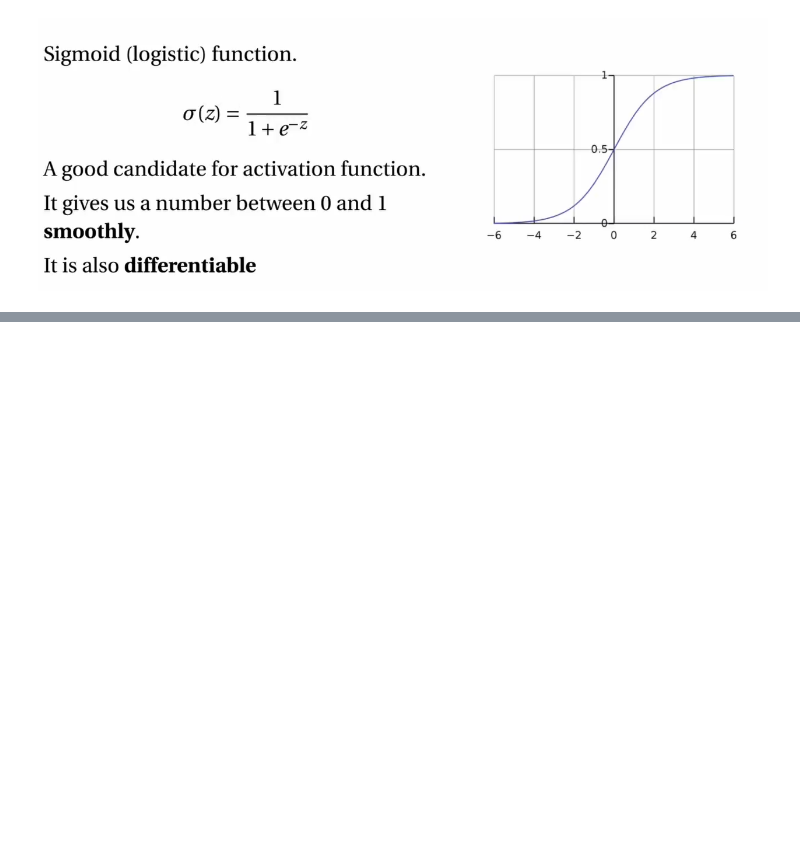
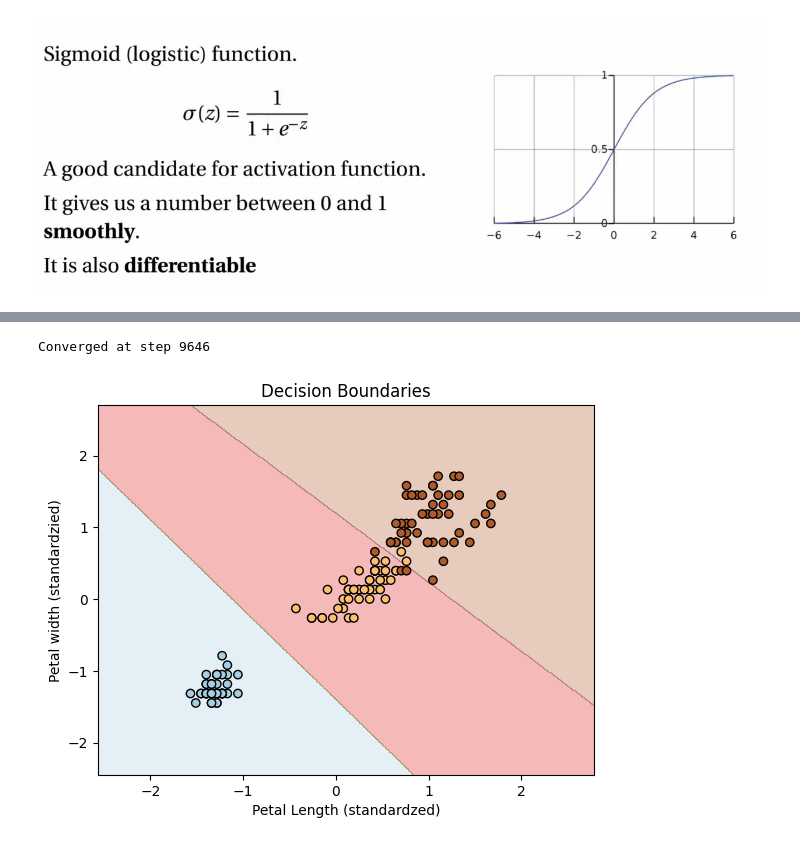
Before and after one commit to AliArabi2022/Machine_learning, a Jupyter notebook: Supervised_learning/Logestic Regression/Logestic_regression.ipynb, the cells around one changed output, grey strips where cells are left out. Saved outputs shown, nothing was run; the diff lists cells and outputs as text; code cells hidden in the pictures; blank space fills up the shorter version.

```diff
--- a/Supervised_learning/Logestic Regression/Logestic_regression.ipynb
+++ b/Supervised_learning/Logestic Regression/Logestic_regression.ipynb
@@ -140,0 +265,18 @@ plot_decision_boundaries(weights_history, X_train[:, :2], y_train, n_steps)
+# %%
+def softmax(z):
+    exp_z = np.exp(z)
+    return exp_z / np.sum(exp_z, axis= 1, keepdims=True)
+
+def compute_loss(w, X, y):
+    z = X @ w
+    predictions = softmax(z)
+
+    # converting labels to one-hot encoding
+
+    y_onehot = np.zeros_like(predictions)
+    y_onehot[np.arage (len(y)), y ] = 1
+
+    # cross-entropy loss
+    epsilon = 1e-15 # to avoid log (0)
+    loss = -np.mean(np.sum(y_onehot * np.log(predictions + epsilon), axis = 1))
+    return loss
@@ -140,0 +342,23 @@ plot_decision_boundaries(weights_history, X_train[:, :2], y_train, n_steps)
+# %%
+w, loss_history, weights_history = gradient_descent_multiclass(X_bias, y)
+# visualaze decision boundaries
+def plot_decision_boundaries(X, y ,w):
+    x_min, x_max = X[:,0].min()- 1, X[:,0].max()+1
+    y_min, y_max = X[:,1].min()-1,X[:,1].max()+1
+    xx, yy = np.meshgrid(np.arange(x_min, x_max, 0.01),
+                         np.arange(y_min, y_max, 0.01))
+    x_grid = np.c_[xx.ravel(), yy.ravel(), np.ones(xx.ravel().shape[0])]
+    Z = np.argmax(softmax(x_grid @ w), axis=1)
+    Z = Z.reshape (xx.shape)
+
+    plt.contourf(xx, yy, Z, alpha = 0.3, cmap = plt.cm.Paired)
+    plt.scatter(X[:,0],X[:,1],c=y, edgecolors='k',cmap = plt.cm.Paired)
+    plt.xlabel('Petal Length (standardzed)')
+    plt.ylabel('Petal width (standardzied)')
+    plt.title("Decision Boundaries")
+    plt.show()
+
+plot_decision_boundaries(X_scaled, y, w)
+# %% [output]
+Converged at step 9646
+[figure, added]
```
Also changed, not shown: parts of 13 cells of this notebook.
